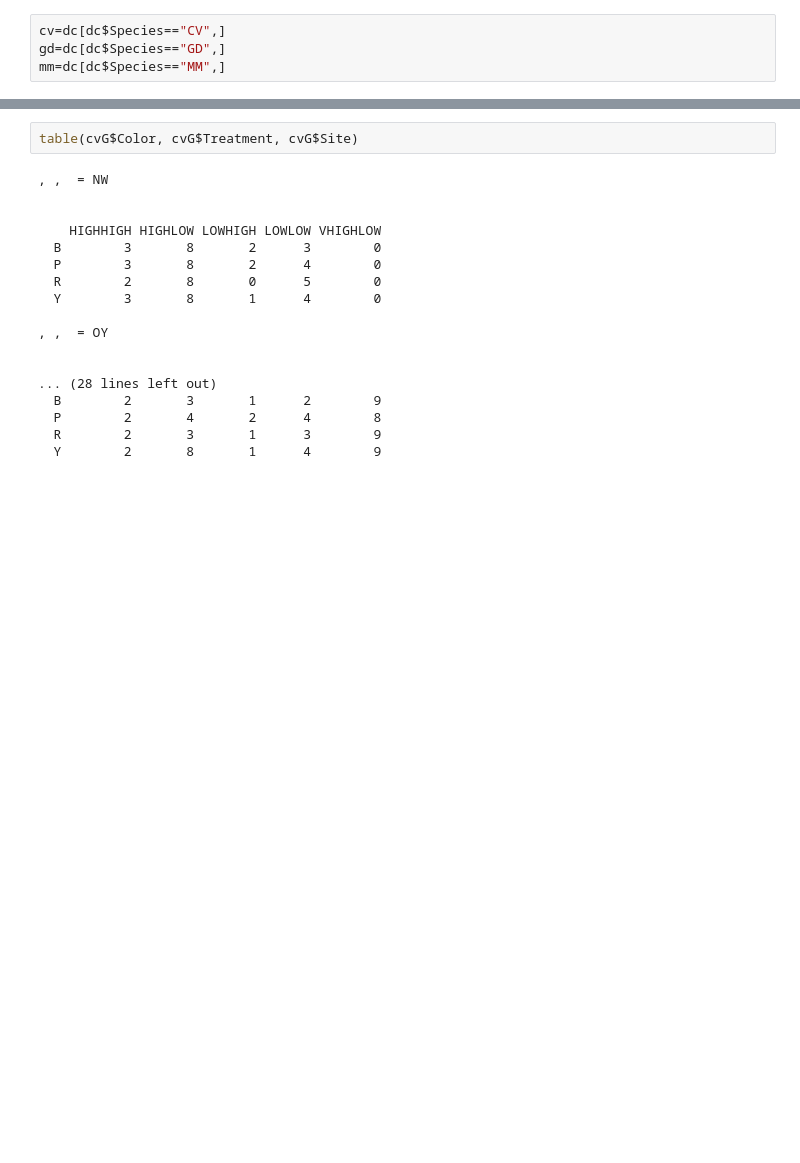
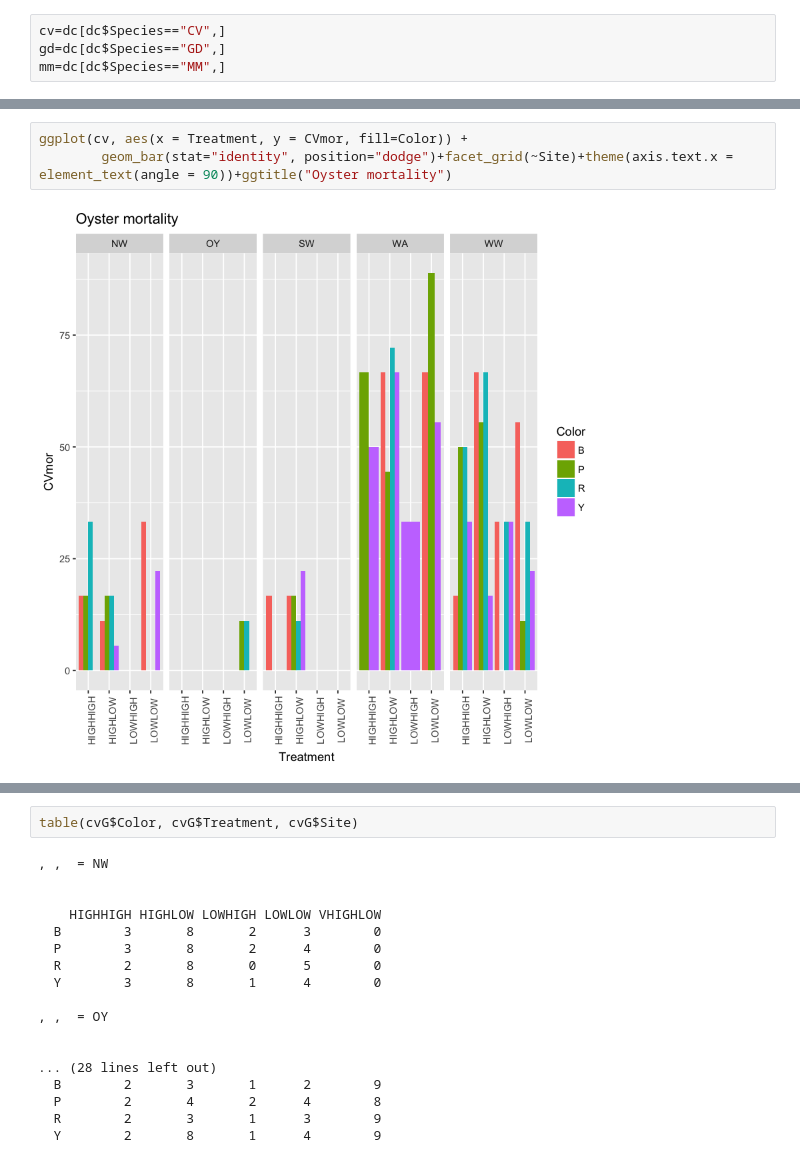
Before and after one commit to sagw/DE1, a Jupyter notebook: Size_RFTM_Prelim.ipynb, the cells around one changed output, grey strips where cells are left out. Drawn from its saved outputs; the diff is of its cells as text; blank space fills up the shorter version.

```diff
--- a/Size_RFTM_Prelim.ipynb
+++ b/Size_RFTM_Prelim.ipynb
@@ -99,0 +223,5 @@ table(cvG3$Color, cvG3$Treatment, cvG3$Site)
+# %%
+ggplot(cv, aes(x = Treatment, y = CVmor, fill=Color)) +
+        geom_bar(stat="identity", position="dodge")+facet_grid(~Site)+theme(axis.text.x = element_text(angle = 90))+ggtitle("Oyster mortality")
+# %% [output]
+[figure, added]
```
Also changed, not shown: parts of 85 cells of this notebook.
